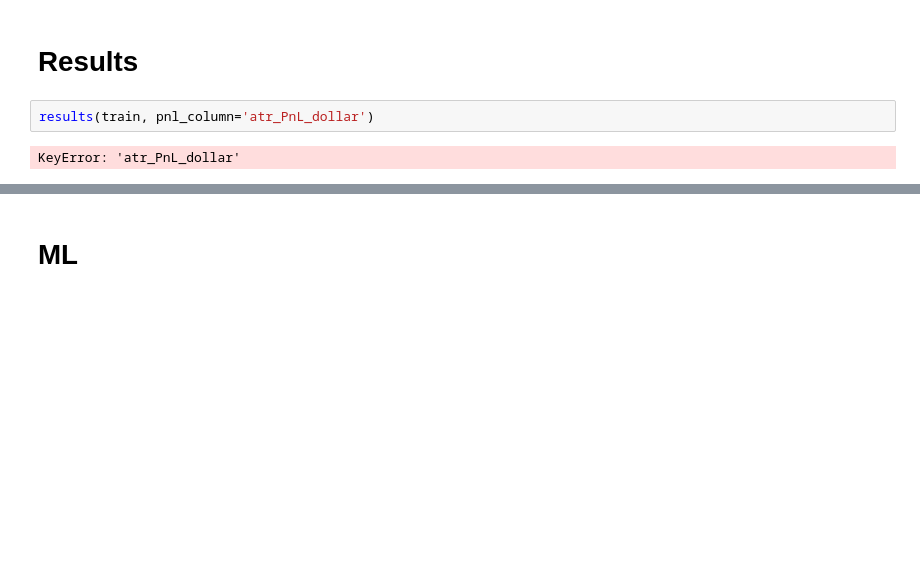
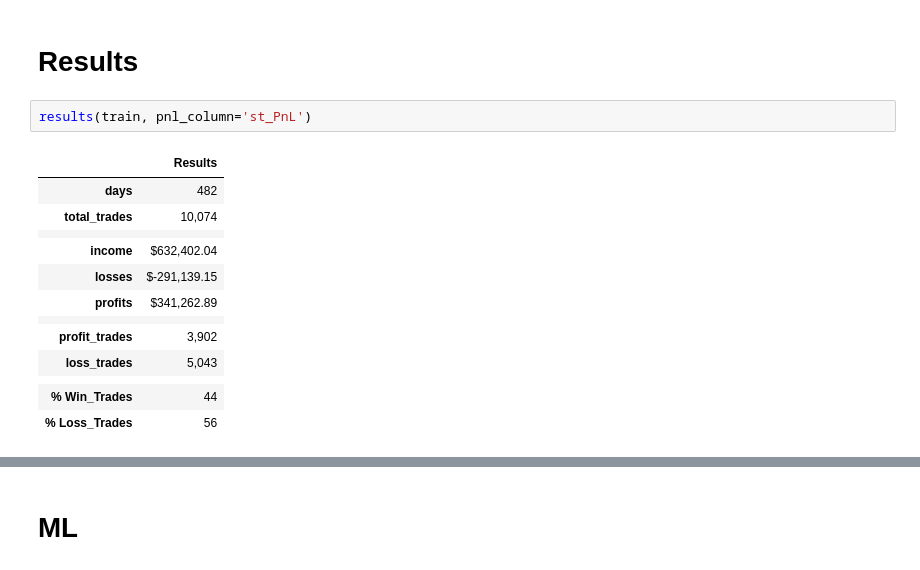
Before and after one commit to holguinmora123/OpenAi_Codex, a Jupyter notebook: 3. XAUUSD_Binary_ML.ipynb, the cells around one changed output, grey strips where cells are left out. Drawn from its saved outputs; the diff is of its cells as text; blank space fills up the shorter version.

```diff
--- a/3. XAUUSD_Binary_ML.ipynb
+++ b/3. XAUUSD_Binary_ML.ipynb
@@ -517,7 +513,19 @@ Train_Columns :  Index(['Open', 'High', 'Low', 'Close', 'Volume', 'Spread', 'ATR
 # %% [markdown]
 # Results
 # %%
-results(train, pnl_column='atr_PnL_dollar')
+results(train, pnl_column='st_PnL')
 # %% [output]
-KeyError: 'atr_PnL_dollar'
+|  | Results |
+| days | 482 |
+| total_trades | 10,074 |
+|  |  |
+| income | $632,402.04 |
+| losses | $-291,139.15 |
+| profits | $341,262.89 |
+|  |  |
+| profit_trades | 3,902 |
+| loss_trades | 5,043 |
+|  |  |
+| % Win_Trades | 44 |
+| % Loss_Trades | 56 |
 # %%
```
Also changed, not shown: parts of 6 cells of this notebook.
